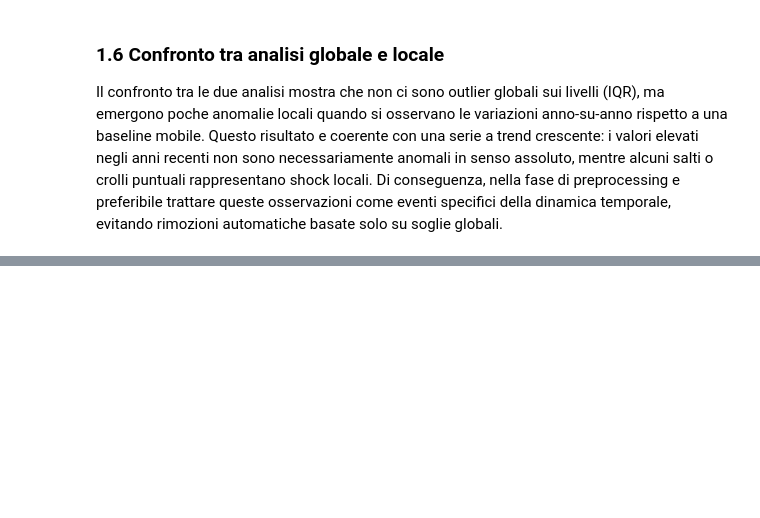
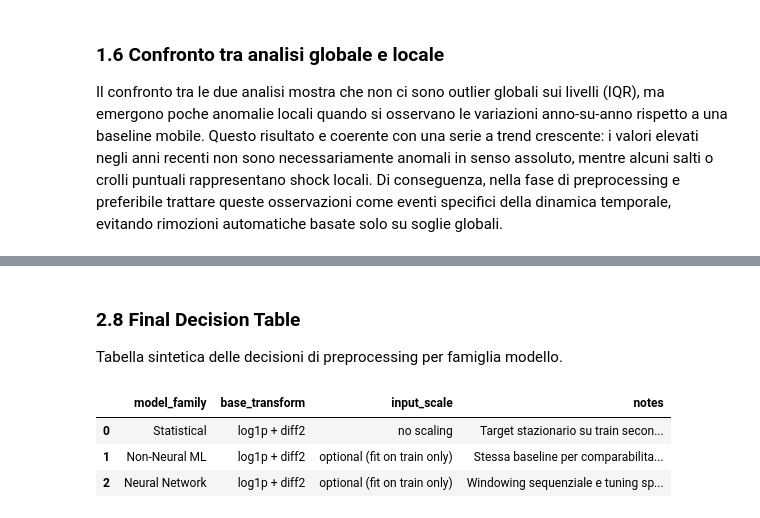
Before and after one commit to 1ngVG-OA/FinalProject, a Jupyter notebook: Tavola_1.14.ipynb, the cells around one changed output, grey strips where cells are left out. Cells and saved outputs as stored; diff of their text form; code cells hidden in the pictures; blank space fills up the shorter version.

Commit message:
ADD: Report preprocessing

```diff
--- a/Tavola_1.14.ipynb
+++ b/Tavola_1.14.ipynb
@@ -218,0 +246,34 @@ Dopo il tuning della classe di preprocessing (differencing iterato), la configur
+# %% [markdown]
+### 2.8 Final Decision Table
+
+Tabella sintetica delle decisioni di preprocessing per famiglia modello.
+# %%
+final_preproc_decisions = pd.DataFrame(
+    [
+        {
+            "model_family": "Statistical",
+            "base_transform": "log1p + diff2",
+            "input_scale": "no scaling",
+            "notes": "Target stazionario su train secondo ADF+KPSS.",
+        },
+        {
+            "model_family": "Non-Neural ML",
+            "base_transform": "log1p + diff2",
+            "input_scale": "optional (fit on train only)",
+            "notes": "Stessa baseline per comparabilita; feature lag nel ramo ML.",
+        },
+        {
+            "model_family": "Neural Network",
+            "base_transform": "log1p + diff2",
+            "input_scale": "optional (fit on train only)",
+            "notes": "Windowing sequenziale e tuning specifico nel ramo neural.",
+        },
+    ]
+)
+
+final_preproc_decisions
+# %% [output]
+|  | model_family | base_transform | input_scale | notes |
+| 0 | Statistical | log1p + diff2 | no scaling | Target stazionario su train secon... |
+| 1 | Non-Neural ML | log1p + diff2 | optional (fit on train only) | Stessa baseline per comparabilita... |
+| 2 | Neural Network | log1p + diff2 | optional (fit on train only) | Windowing sequenziale e tuning sp... |
```
Also changed, not shown: parts of 16 cells of this notebook, 6 other files.
